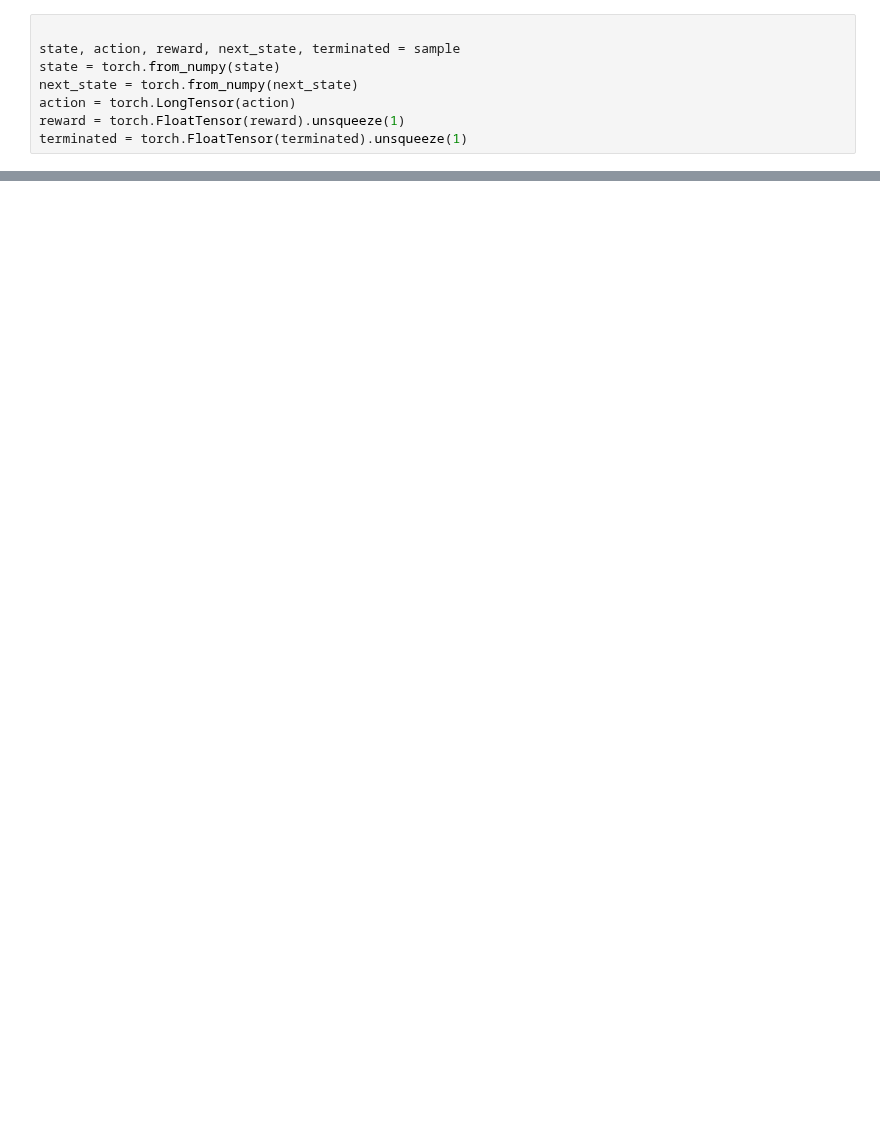
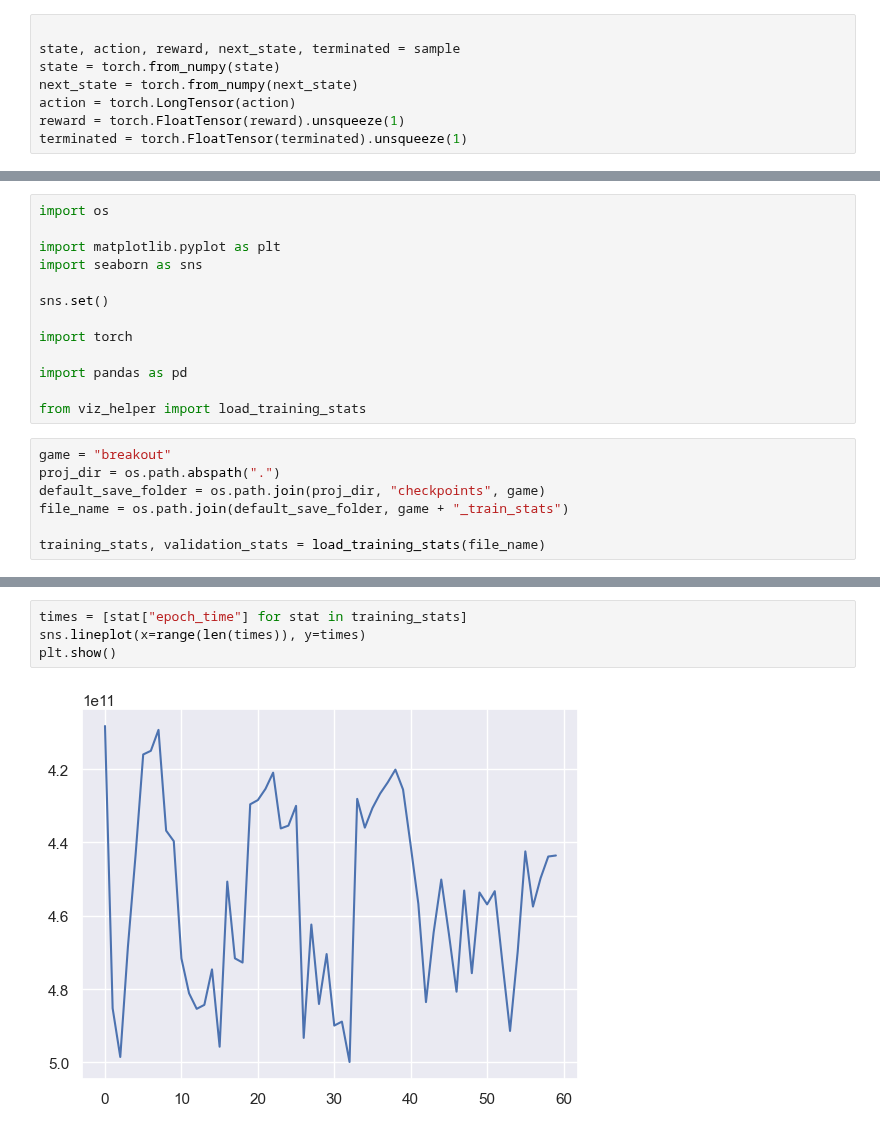
Before and after one commit to mariusdgm/minatar_work, a Jupyter notebook: devel.ipynb, the cells around one changed output, grey strips where cells are left out. Saved outputs shown, nothing was run; the diff lists cells and outputs as text; blank space fills up the shorter version.

Commit message:
remade visualizations

```diff
--- a/devel.ipynb
+++ b/devel.ipynb
@@ -178,0 +126,20 @@ tensor([[3]])
+# %%
+import os
+
+import matplotlib.pyplot as plt
+import seaborn as sns
+
+sns.set()
+
+import torch
+
+import pandas as pd
+
+from viz_helper import load_training_stats
+# %%
+game = "breakout"
+proj_dir = os.path.abspath(".")
+default_save_folder = os.path.join(proj_dir, "checkpoints", game)
+file_name = os.path.join(default_save_folder, game + "_train_stats")
+
+training_stats, validation_stats = load_training_stats(file_name)
@@ -178,0 +213,6 @@ tensor([[3]])
+# %%
+times = [stat["epoch_time"] for stat in training_stats]
+sns.lineplot(x=range(len(times)), y=times)
+plt.show()
+# %% [output]
+[figure, added]
```
Also changed, not shown: parts of 23 cells of this notebook, 2 other files.
